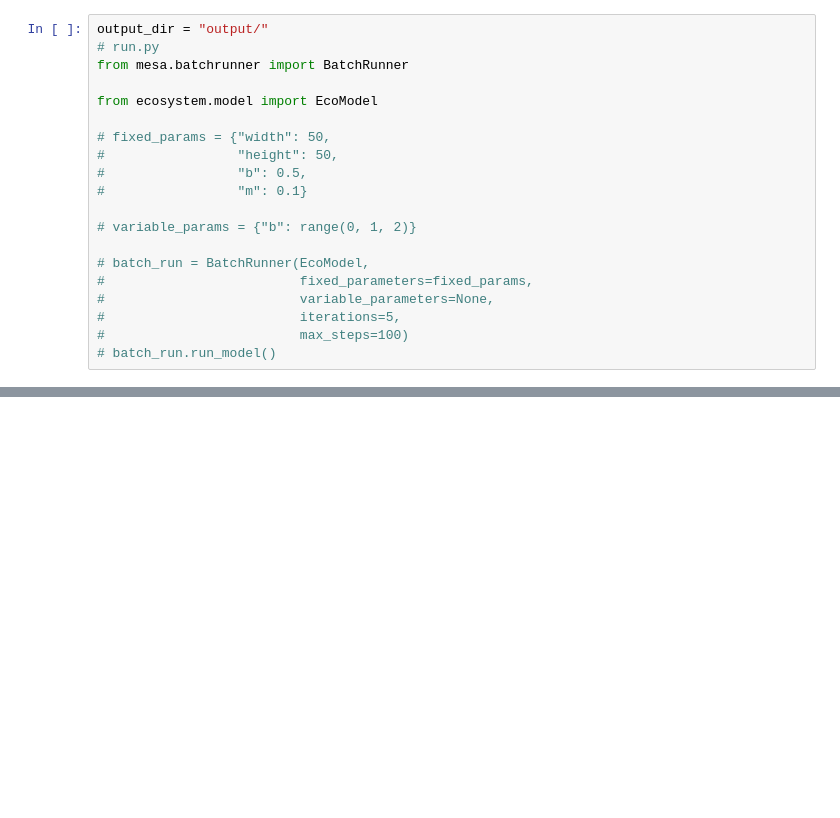
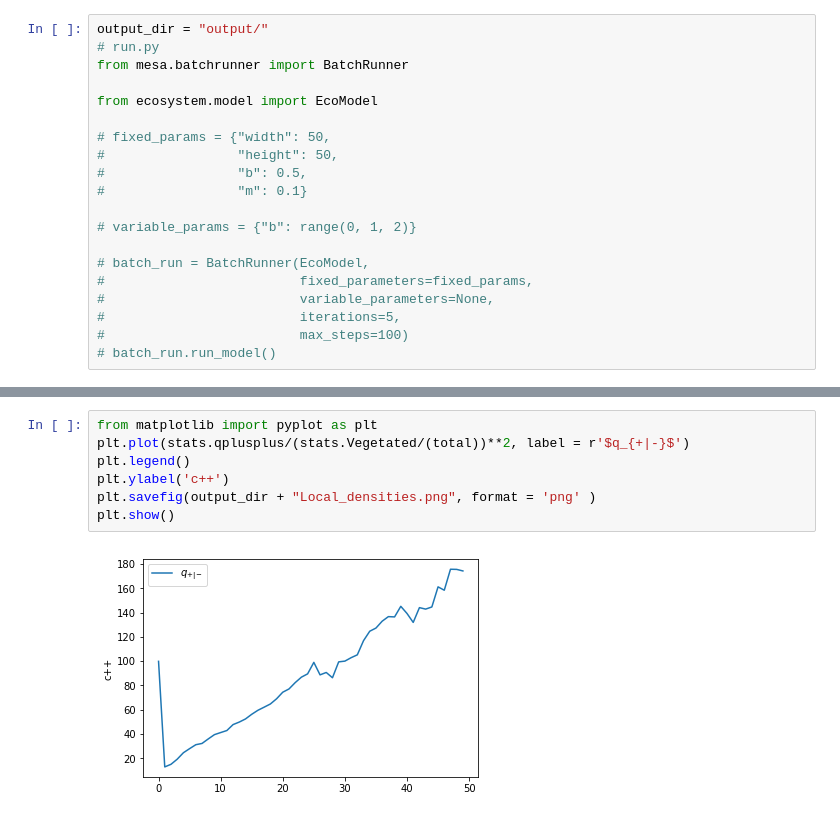
Before and after one commit to intramuros/abm, a Jupyter notebook: Gather and plot.ipynb, the cells around one changed output, grey strips where cells are left out. Drawn from its saved outputs; the diff is of its cells as text; blank space fills up the shorter version.

```diff
--- a/Gather and plot.ipynb
+++ b/Gather and plot.ipynb
@@ -99,0 +106,9 @@ plt.show()
+# %%
+from matplotlib import pyplot as plt
+plt.plot(stats.qplusplus/(stats.Vegetated/(total))**2, label = r'$q_{+|-}$')
+plt.legend()
+plt.ylabel('c++')
+plt.savefig(output_dir + "Local_densities.png", format = 'png' )
+plt.show()
+# %% [output]
+[figure, added]
```
Also changed, not shown: parts of 4 cells of this notebook, 2 other files.
